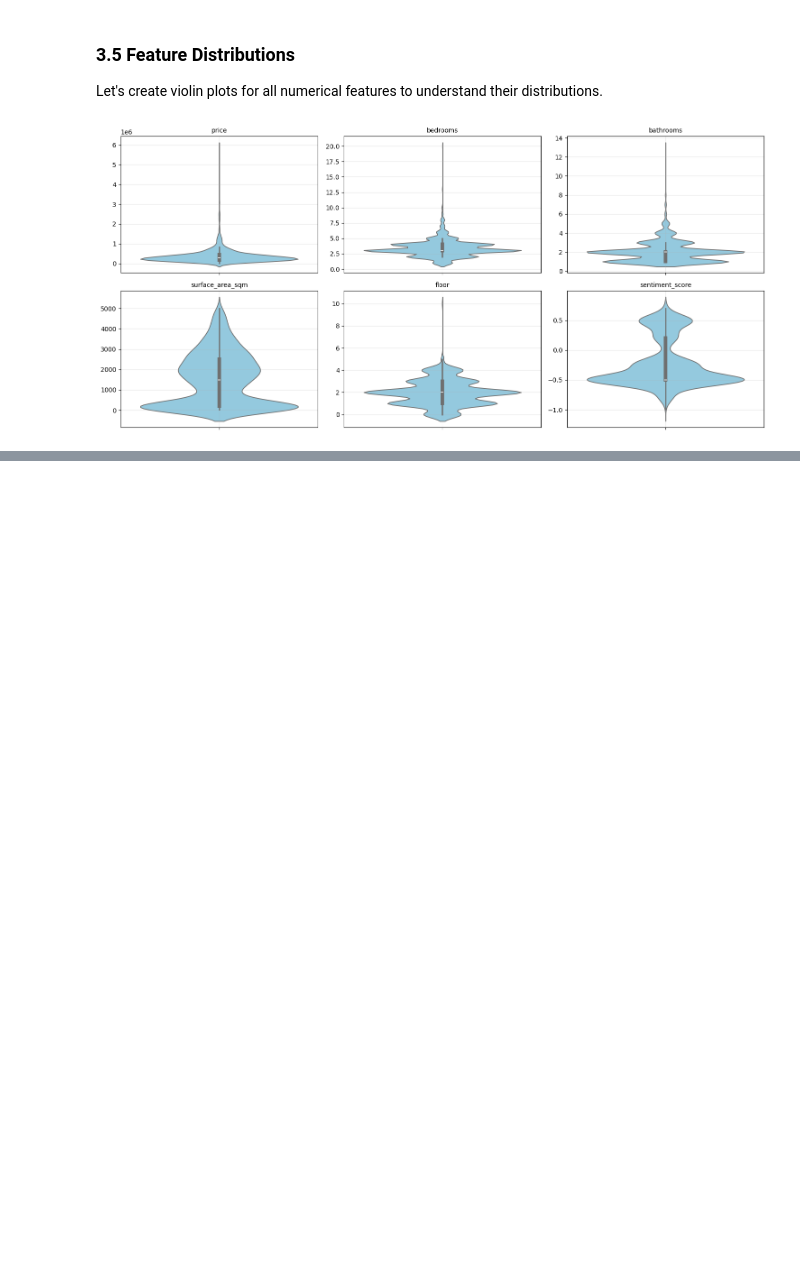
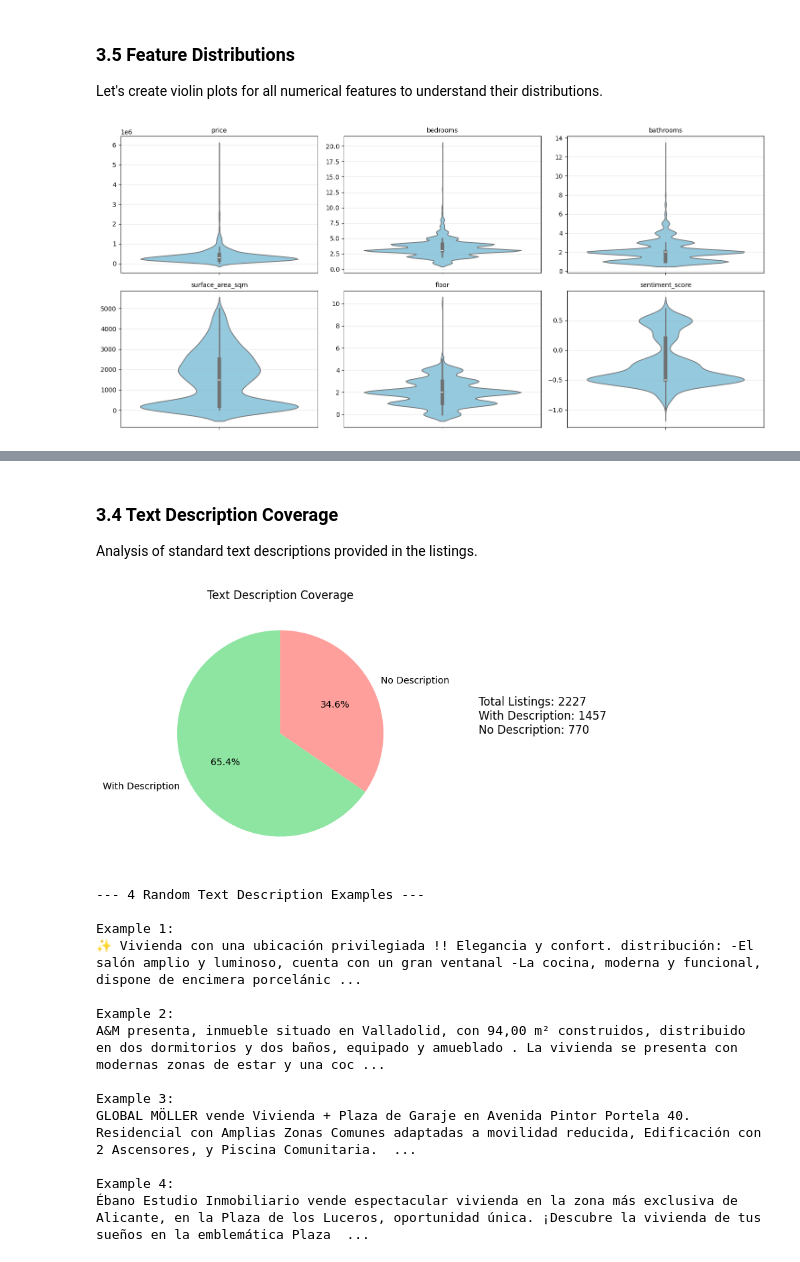
Before and after one commit to Nirtzur0/PropertyScanner, a Jupyter notebook: notebooks/project_overview.ipynb, the cells around one changed output, grey strips where cells are left out. Cells and saved outputs as stored; diff of their text form; code cells hidden in the pictures; blank space fills up the shorter version.

```diff
--- a/notebooks/project_overview.ipynb
+++ b/notebooks/project_overview.ipynb
@@ -317,0 +345,39 @@ print(vlm_counts)
+# %% [markdown]
+### 3.4 Text Description Coverage
+Analysis of standard text descriptions provided in the listings.
+# %%
+# LLM/Text Statistics
+text_mask = df['description'].apply(lambda x: x is not None and str(x) != 'None' and len(str(x)) > 10)
+text_counts = text_mask.value_counts()
+text_counts.index = ['With Description', 'No Description'] if text_counts.index[0] == True else ['No Description', 'With Description']
+
+plt.figure(figsize=(12, 5))
+plt.subplot(1, 2, 1)
+colors = sns.color_palette('pastel')[2:4]
+plt.pie(text_counts, labels=text_counts.index, autopct='%1.1f%%', colors=colors, startangle=90)
+plt.title('Text Description Coverage')
+
+plt.subplot(1, 2, 2)
+plt.axis('off')
+plt.text(0, 0.5, f'Total Listings: {len(df)}\nWith Description: {text_mask.sum()}\nNo Description: {len(df) - text_mask.sum()}', fontsize=12)
+plt.show()
+
+print('\n--- 4 Random Text Description Examples ---')
+if text_mask.sum() > 0:
+    for i, desc in enumerate(df[text_mask]['description'].sample(min(4, text_mask.sum())).values):
+        print(f'\nExample {i+1}:\n{desc[:300]}...')
+# %% [output]
+[figure, added]
+--- 4 Random Text Description Examples ---
+
+Example 1:
+✨ Vivienda con una ubicación privilegiada !! Elegancia y confort. distribución: -El salón amplio y luminoso, cuenta con un gran ventanal -La cocina, moderna y funcional, dispone de encimera porcelánic ...
+
+Example 2:
+A&M presenta, inmueble situado en Valladolid, con 94,00 m² construidos, distribuido en dos dormitorios y dos baños, equipado y amueblado . La vivienda se presenta con modernas zonas de estar y una coc ...
+
+Example 3:
+GLOBAL MÖLLER vende Vivienda + Plaza de Garaje en Avenida Pintor Portela 40. Residencial con Amplias Zonas Comunes adaptadas a movilidad reducida, Edificación con 2 Ascensores, y Piscina Comunitaria.  ...
+
+Example 4:
+Ébano Estudio Inmobiliario vende espectacular vivienda en la zona más exclusiva de Alicante, en la Plaza de los Luceros, oportunidad única. ¡Descubre la vivienda de tus sueños en la emblemática Plaza  ...
```
Also changed, not shown: parts of 8 cells of this notebook.
